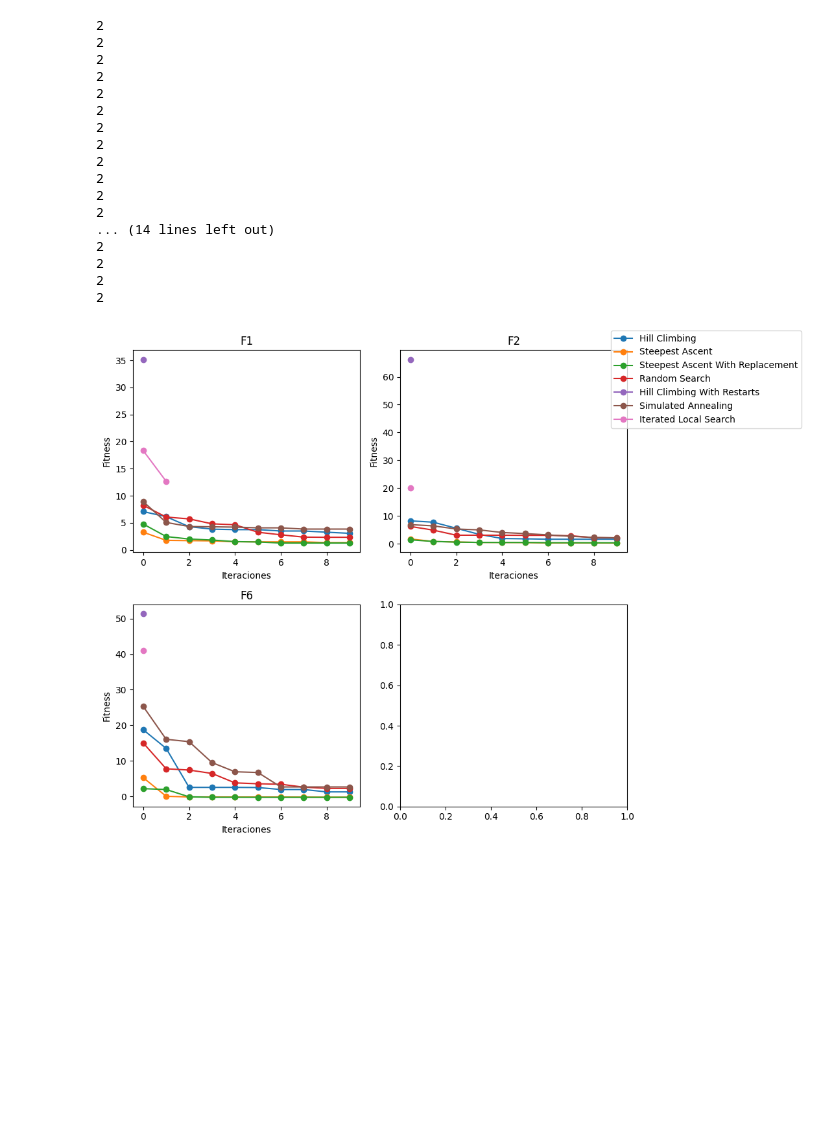
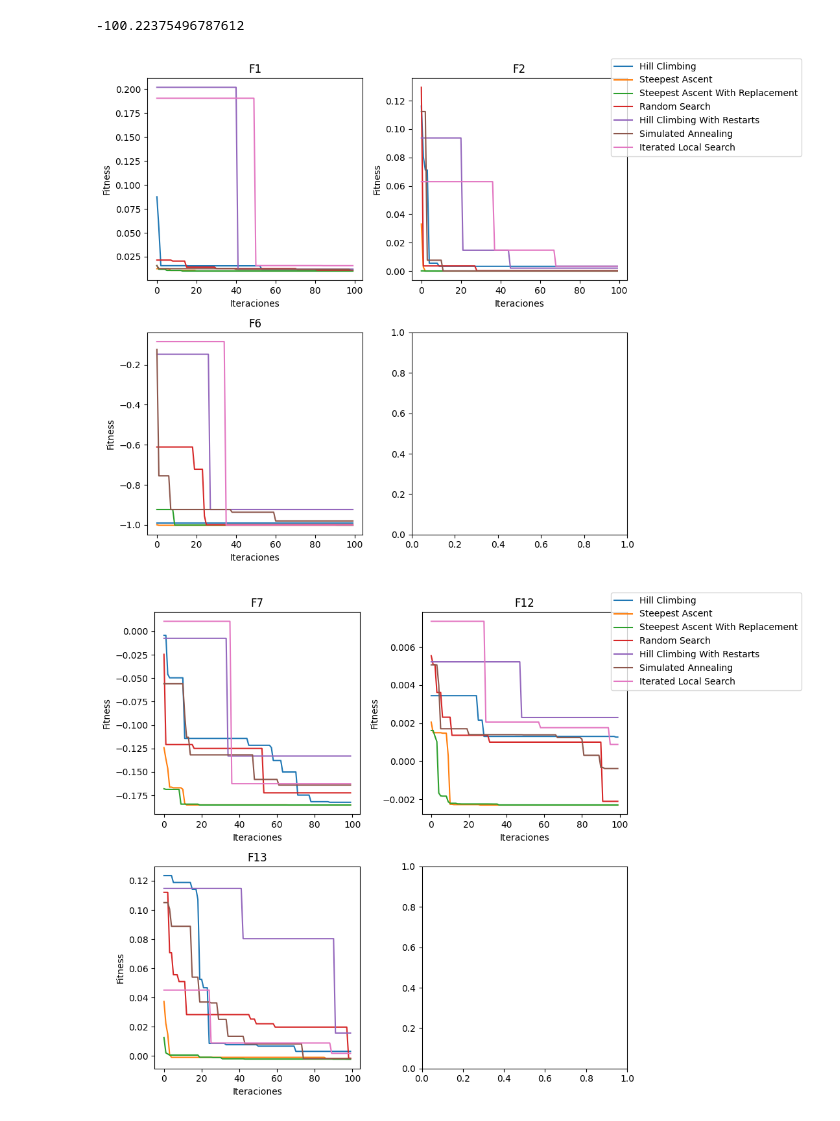
Before and after one commit to CesarLepeITT/Computo-Evolutivo, a Jupyter notebook: xd.ipynb, the cells around one changed output. Drawn from its saved outputs; the diff is of its cells as text; code cells hidden in the pictures; blank space fills up the shorter version.

```diff
--- a/xd.ipynb
+++ b/xd.ipynb
@@ -6,24 +6,16 @@ from experiment import Experiment as ex
 import pandas
 import pandas as pd
 import os
+# %%
+import math
+def F6(x):
+    return (x[0] ** 2 + x[0]) * math.cos(x[0])
+
+F6([9.6204])
+# %% [output]
+-100.22375496787612
 # %%
-ex.experiment()
+ex.experiment(1, 100)
 # %% [output]
-2
-2
-2
-2
-2
-2
-2
-2
-2
-2
-2
-2
-... (14 lines left out)
-2
-2
-2
-2
-[figure, old version]
+[figure, new version]
+[figure, added]
```
Also changed, not shown: parts of 1 cell of this notebook, 10 other files.
